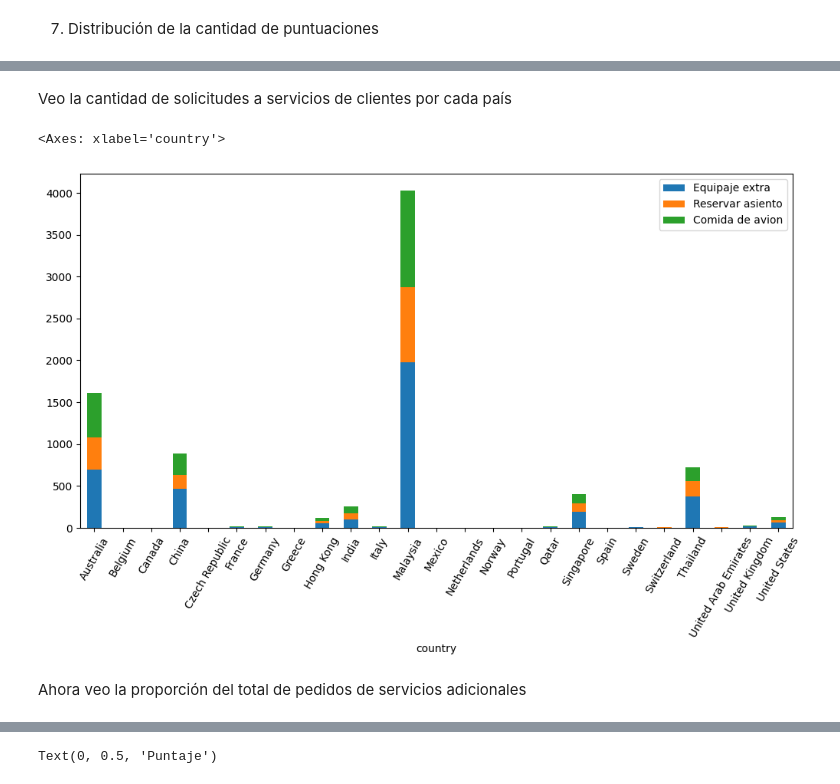
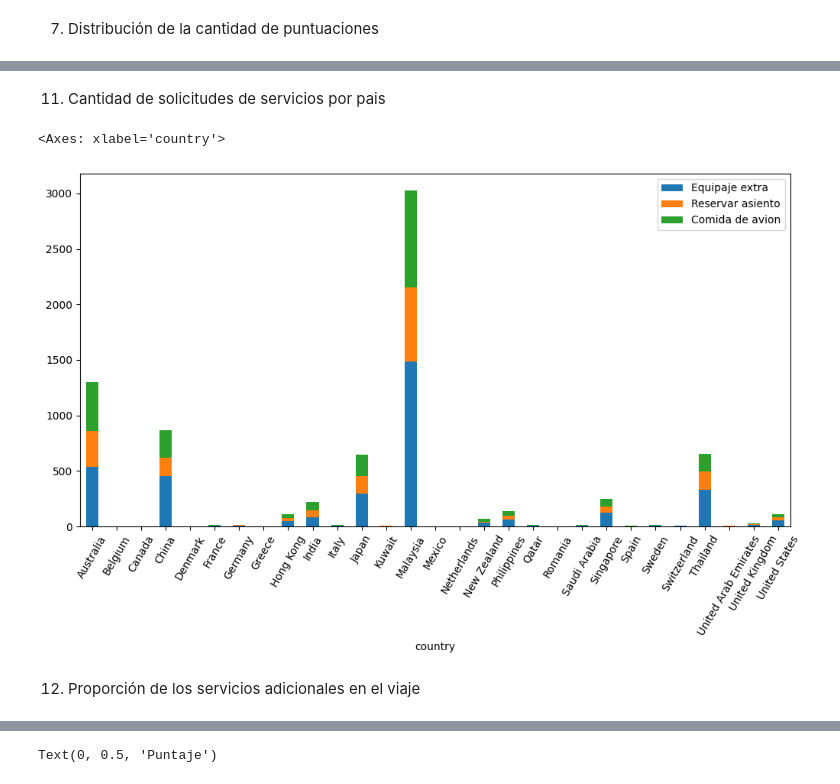
Before and after one commit to agalarza768/TP1-Orga_de_datos, a Jupyter notebook: TP_Orga.ipynb, the cells around one changed output, grey strips where cells are left out. Saved outputs shown, nothing was run; the diff lists cells and outputs as text; code cells hidden in the pictures.

```diff
--- a/TP_Orga.ipynb
+++ b/TP_Orga.ipynb
@@ -73,3 +114,16 @@ memory usage: 2.6+ MB
+# %%
+df_codes = pd.read_csv("https://gist.githubusercontent.com/metal3d/5b925077e66194551df949de64e910f6/raw/c5f20a037409d96958553e2eb6b8251265c6fd63/country-coord.csv")
+df_codes.rename(columns={'Country': 'country'}, inplace=True)
+df_codes.rename(columns={'Alpha-3 code': 'codigo_pais'}, inplace=True)
+df_codes = df_codes[['codigo_pais',"country"]]
+# %%
+cleaned_reviews = pd.merge(cleaned_reviews, df_codes, on='country', how='inner')
+airways_data = pd.merge(airways_data, df_codes, left_on='pais_origen', right_on='country', how='inner')
+airways_data = airways_data.rename(columns={'codigo_pais': 'codigo_pais_origen'})
+airways_data = pd.merge(airways_data, df_codes, left_on='pais_llegada', right_on='country', how='inner')
+airways_data = airways_data.rename(columns={'codigo_pais': 'codigo_pais_llegada'})
+airways_data = airways_data.drop(columns=['country_x'])
+airways_data = airways_data.drop(columns=['country_y'])
 # %%
 airways_data
 # %% [output]
@@ -391,0 +376,4 @@ countries_most_reviews
+# %%
+reviews_country = date_reviews['country'].value_counts(ascending=False).to_frame()
+most_review_contries = reviews_country.head(5)
+most_review_contries
@@ -478,7 +551,7 @@ countries_flight_duration.rename(columns={'booking_origin':'country'}, inplace=T
 
 countries_data = countries_data_service.merge(countries_flight_duration, on='country')
 # %%
-most_reviews_flight_dur = countries_data[countries_data['country'].isin(countries_most_reviews['country'])]
-most_reviews_flight_dur
+most_reviews_flight_dur = countries_data[countries_data['country'].isin(reviews_country.index)]
+most_reviews_flight_dur.head(5)
 # %% [output]
 |  | country | wants_extra_baggage | wants_preferred_seat | wants_in_flight_meals | rates | flight_duration |
@@ -509,5 +571,5 @@ Text(0, 0.5, 'Promedio de puntuacion')
-# %% [markdown]
-Veo la cantidad de solicitudes a servicios de clientes por cada país
+# %% [markdown]
+11) Cantidad de solicitudes de servicios por pais
 # %%
 canal_ventas = filtered_airways_data.loc[:, ['booking_origin', 'sales_channel']]
 
@@ -516,14 +578,14 @@ canal_ventas_por_pais = canal_por_pais.pivot_table(index='booking_origin', colum
 canal_ventas_por_pais.reset_index(inplace=True)
 canal_ventas_por_pais.rename(columns={'booking_origin':'country'},inplace=True)
 # %%
-df_servicios = most_reviews_flight_dur[most_reviews_flight_dur['country'].isin(countries_most_reviews['country'].head(30))]
+df_servicios = most_reviews_flight_dur[most_reviews_flight_dur['country'].isin(reviews_country.index)]
 df_servicios = df_servicios.loc[:, ['country', 'wants_extra_baggage', 'wants_preferred_seat', 'wants_in_flight_meals']].rename(columns={'wants_extra_baggage':'Equipaje extra', 'wants_preferred_seat': 'Reservar asiento', 'wants_in_flight_meals':'Comida de avion'})
 df_servicios.plot.bar(x='country', stacked=True, rot=60, figsize=(12,6))
 # %% [output]
 <Axes: xlabel='country'>
-[figure, old version]
+[figure, new version]
-# %% [markdown]
-Ahora veo la proporción del total de pedidos de servicios adicionales
+# %% [markdown]
+12) Proporción de los servicios adicionales en el viaje
 # %%
 df_proporcion_servicios = df_servicios.loc[:,["Equipaje extra", "Reservar asiento", "Comida de avion"]].sum().to_frame()
 df_proporcion_servicios.plot(kind='pie',subplots=True, autopct='%1.2f%%', figsize=(8, 8))
```
Also changed, not shown: parts of 66 cells of this notebook.
